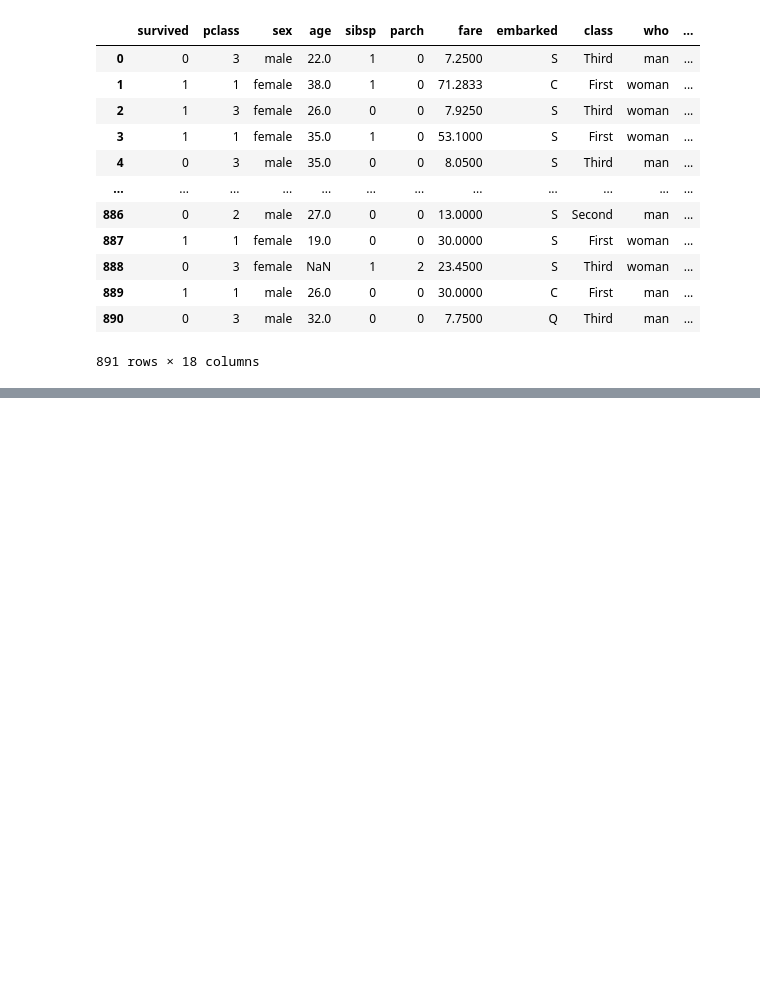
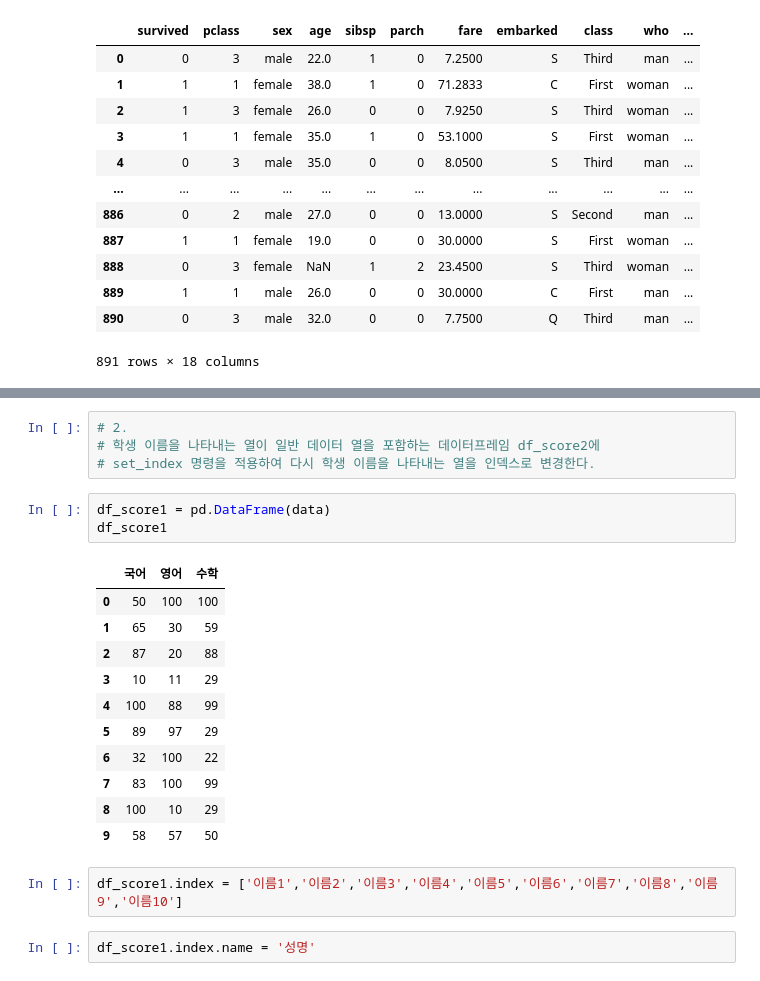
Before and after one commit to Supreme-YS/TIL, a Jupyter notebook: Data_Analysis/Pandas[03].ipynb, the cells around one changed output, grey strips where cells are left out. Drawn from its saved outputs; the diff is of its cells as text; blank space fills up the shorter version.

```diff
--- a/Data_Analysis/Pandas[03].ipynb
+++ b/Data_Analysis/Pandas[03].ipynb
@@ -192,0 +403,23 @@ child
+# %%
+# 2.
+# 학생 이름을 나타내는 열이 일반 데이터 열을 포함하는 데이터프레임 df_score2에
+# set_index 명령을 적용하여 다시 학생 이름을 나타내는 열을 인덱스로 변경한다.
+# %%
+df_score1 = pd.DataFrame(data)
+df_score1
+# %% [output]
+|  | 국어 | 영어 | 수학 |
+| 0 | 50 | 100 | 100 |
+| 1 | 65 | 30 | 59 |
+| 2 | 87 | 20 | 88 |
+| 3 | 10 | 11 | 29 |
+| 4 | 100 | 88 | 99 |
+| 5 | 89 | 97 | 29 |
+| 6 | 32 | 100 | 22 |
+| 7 | 83 | 100 | 99 |
+| 8 | 100 | 10 | 29 |
+| 9 | 58 | 57 | 50 |
+# %%
+df_score1.index = ['이름1','이름2','이름3','이름4','이름5','이름6','이름7','이름8','이름9','이름10']
+# %%
+df_score1.index.name = '성명'
```
Also changed, not shown: parts of 36 cells of this notebook.
